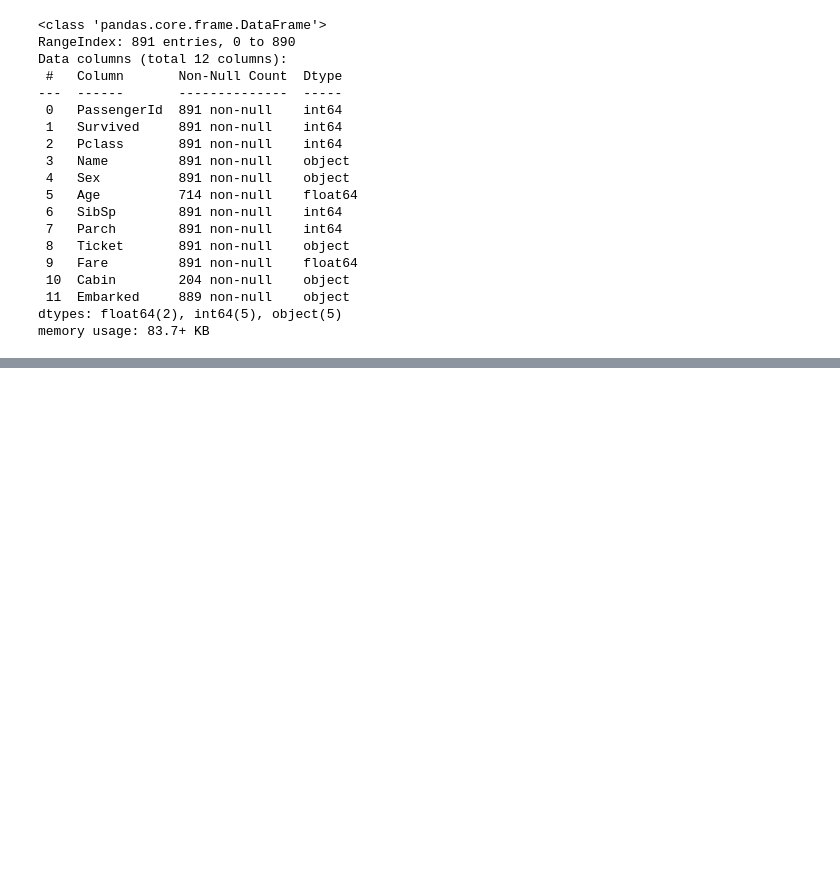
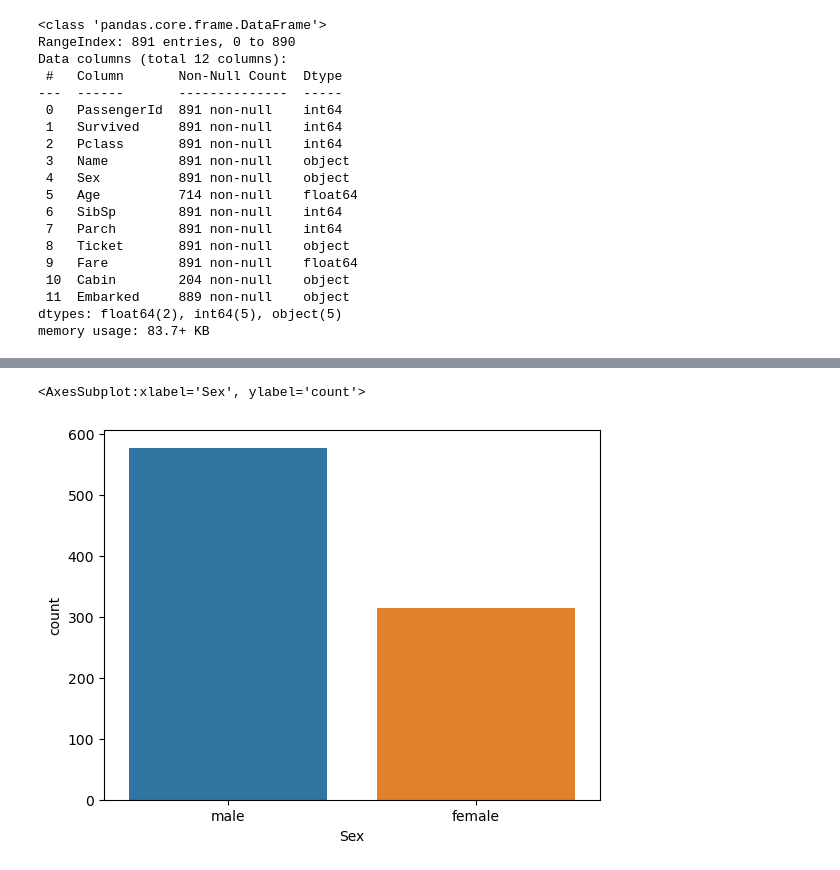
Before and after one commit to nathan-pham/titanic, a Jupyter notebook: data_analysis.ipynb, the cells around one changed output, grey strips where cells are left out. Drawn from its saved outputs; the diff is of its cells as text; code cells hidden in the pictures; blank space fills up the shorter version.

```diff
--- a/data_analysis.ipynb
+++ b/data_analysis.ipynb
@@ -45,0 +103,5 @@ ds.describe()
+# %%
+sns.countplot(x=ds["Sex"])
+# %% [output]
+<AxesSubplot:xlabel='Sex', ylabel='count'>
+[figure, added]
```
Also changed, not shown: parts of 17 cells of this notebook.
